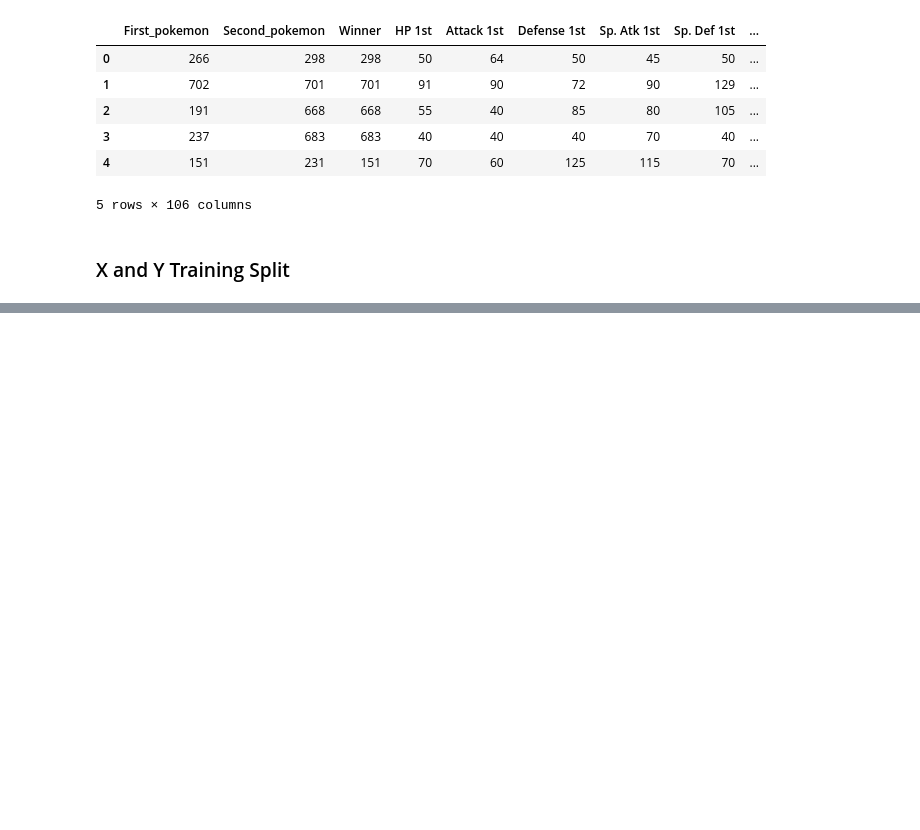
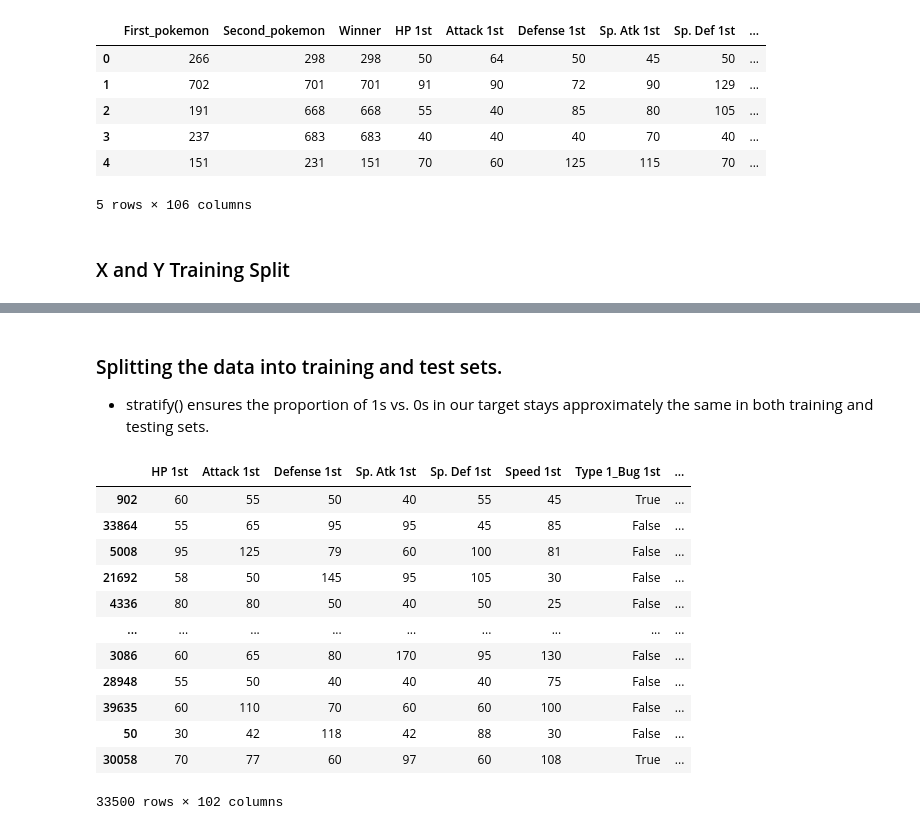
Before and after one commit to SevenWoos/MachineLearningProjects, a Jupyter notebook: pokemon_projects/pokemon_ml/pokemon_ml.ipynb, the cells around one changed output, grey strips where cells are left out. Saved outputs shown, nothing was run; the diff lists cells and outputs as text; code cells hidden in the pictures; blank space fills up the shorter version.

Commit message:
pokemon so you want to be a master training and testing split.

```diff
--- a/pokemon_projects/pokemon_ml/pokemon_ml.ipynb
+++ b/pokemon_projects/pokemon_ml/pokemon_ml.ipynb
@@ -1447,3 +1447,8 @@ merged_both_pokemon.head()
 5 rows × 106 columns
 # %% [markdown]
 ### X and Y Training Split
+# %%
+# x_data = merged_both_pokemon.drop(columns=['Winner', 'First_Pokemon_Won'], axis=1)
+x_data = merged_both_pokemon.drop(columns=['Winner', 'First_Pokemon_Won', 'First_pokemon', 'Second_pokemon'])
+
+x_data.head()
@@ -1449,0 +1463,3 @@ merged_both_pokemon.head()
+# %%
+y_data = merged_both_pokemon['First_Pokemon_Won']
+y_data
@@ -1449,0 +1479,22 @@ merged_both_pokemon.head()
+# %% [markdown]
+### Splitting the data into training and test sets.
+
+* stratify() ensures the proportion of 1s vs. 0s in our target stays approximately the same in both training and testing sets.
+# %%
+X_train, X_test, y_train, y_test = train_test_split(x_data, y_data, test_size=0.33, random_state=42, stratify=y_data)
+# %%
+X_train
+# %% [output]
+|  | HP 1st | Attack 1st | Defense 1st | Sp. Atk 1st | Sp. Def 1st | Speed 1st | Type 1_Bug 1st | ... |
+| 902 | 60 | 55 | 50 | 40 | 55 | 45 | True | ... |
+| 33864 | 55 | 65 | 95 | 95 | 45 | 85 | False | ... |
+| 5008 | 95 | 125 | 79 | 60 | 100 | 81 | False | ... |
+| 21692 | 58 | 50 | 145 | 95 | 105 | 30 | False | ... |
+| 4336 | 80 | 80 | 50 | 40 | 50 | 25 | False | ... |
+| ... | ... | ... | ... | ... | ... | ... | ... | ... |
+| 3086 | 60 | 65 | 80 | 170 | 95 | 130 | False | ... |
+| 28948 | 55 | 50 | 40 | 40 | 40 | 75 | False | ... |
+| 39635 | 60 | 110 | 70 | 60 | 60 | 100 | False | ... |
+| 50 | 30 | 42 | 118 | 42 | 88 | 30 | False | ... |
+| 30058 | 70 | 77 | 60 | 97 | 60 | 108 | True | ... |
+33500 rows × 102 columns
```
Also changed, not shown: parts of 3 cells of this notebook.
